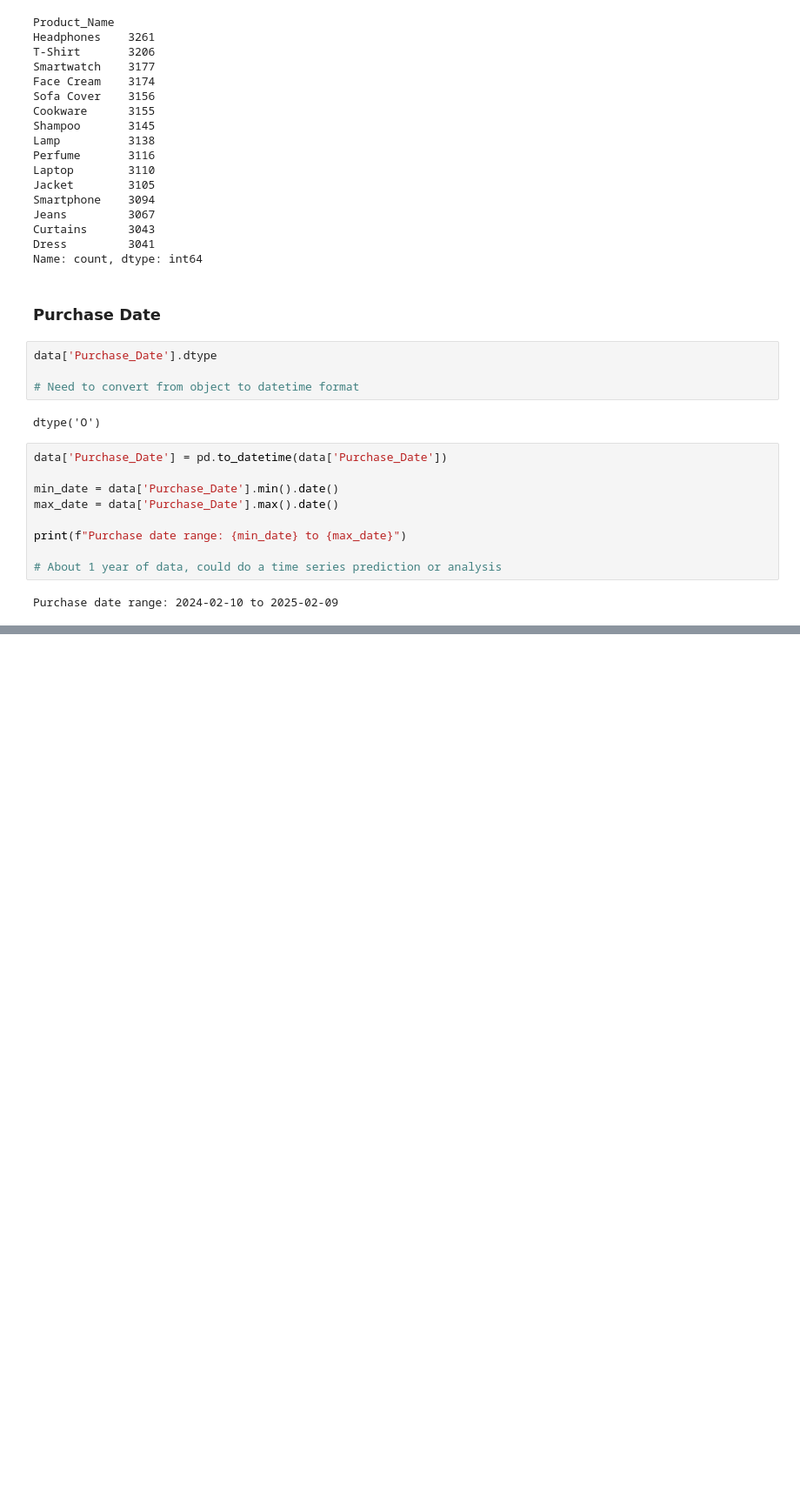
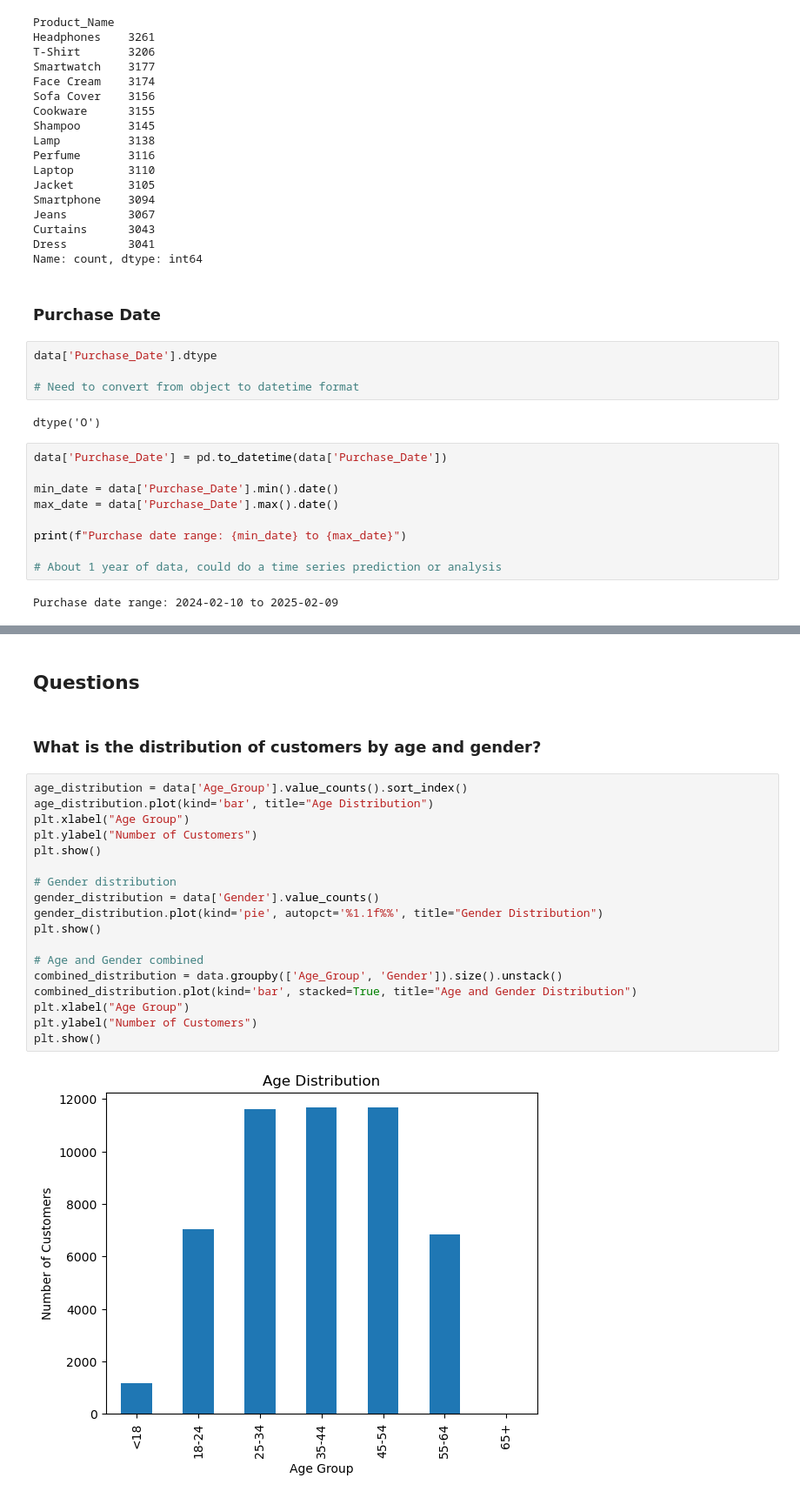
Before and after one commit to TheeLuke/Purchase-Behavior-Analysis, a Jupyter notebook: Purchase Behavior Analysis.ipynb, the cells around one changed output, grey strips where cells are left out. Shown at 87% size. Drawn from its saved outputs; the diff is of its cells as text; blank space fills up the shorter version.

```diff
--- a/Purchase Behavior Analysis.ipynb
+++ b/Purchase Behavior Analysis.ipynb
@@ -308,0 +347,24 @@ plt.show()
+# %% [markdown]
+## Questions
+# %% [markdown]
+### What is the distribution of customers by age and gender?
+# %%
+age_distribution = data['Age_Group'].value_counts().sort_index()
+age_distribution.plot(kind='bar', title="Age Distribution")
+plt.xlabel("Age Group")
+plt.ylabel("Number of Customers")
+plt.show()
+
+# Gender distribution
+gender_distribution = data['Gender'].value_counts()
+gender_distribution.plot(kind='pie', autopct='%1.1f%%', title="Gender Distribution")
+plt.show()
+
+# Age and Gender combined
+combined_distribution = data.groupby(['Age_Group', 'Gender']).size().unstack()
+combined_distribution.plot(kind='bar', stacked=True, title="Age and Gender Distribution")
+plt.xlabel("Age Group")
+plt.ylabel("Number of Customers")
+plt.show()
+# %% [output]
+[figure, added]
```
Also changed, not shown: parts of 33 cells of this notebook.
